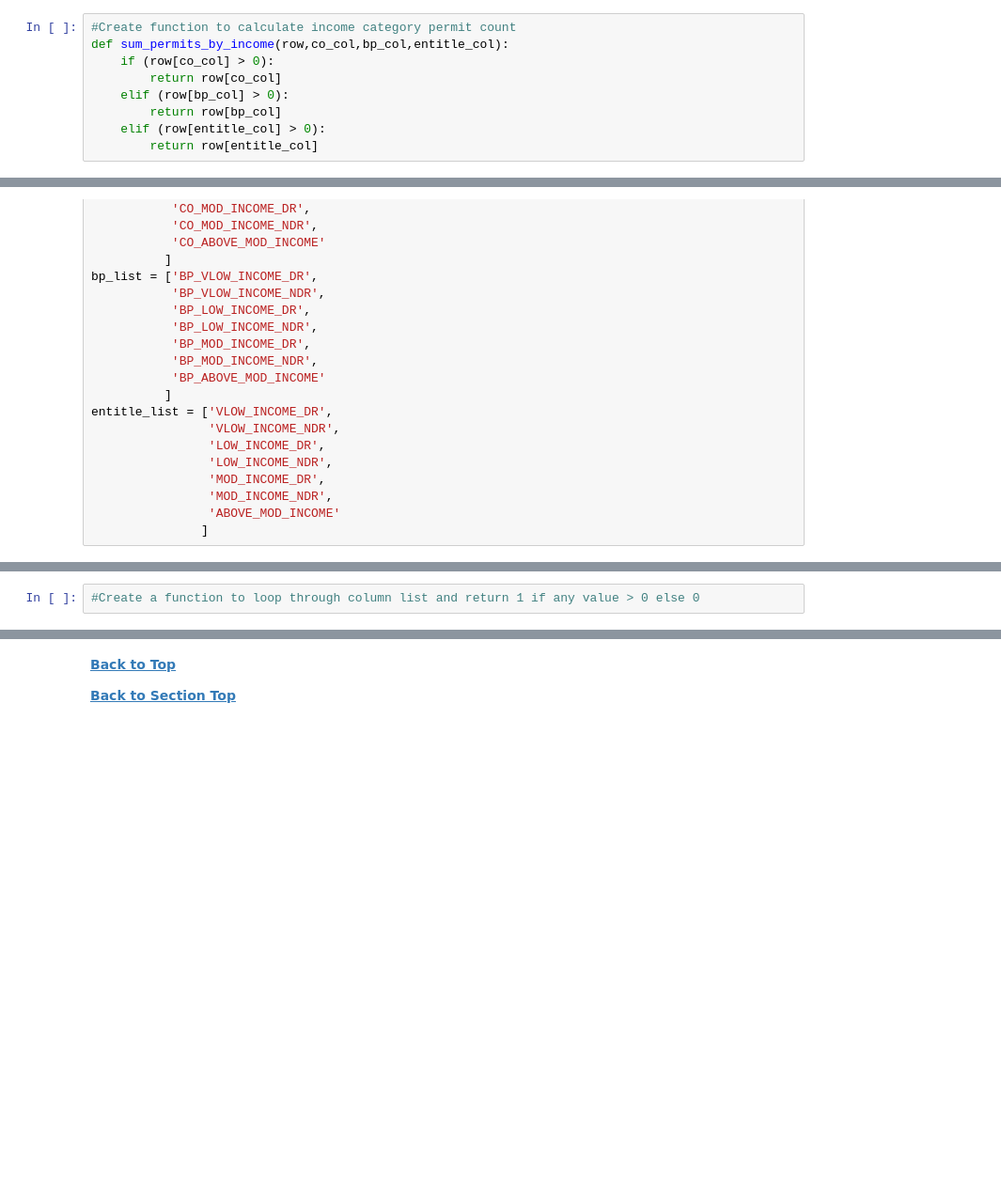
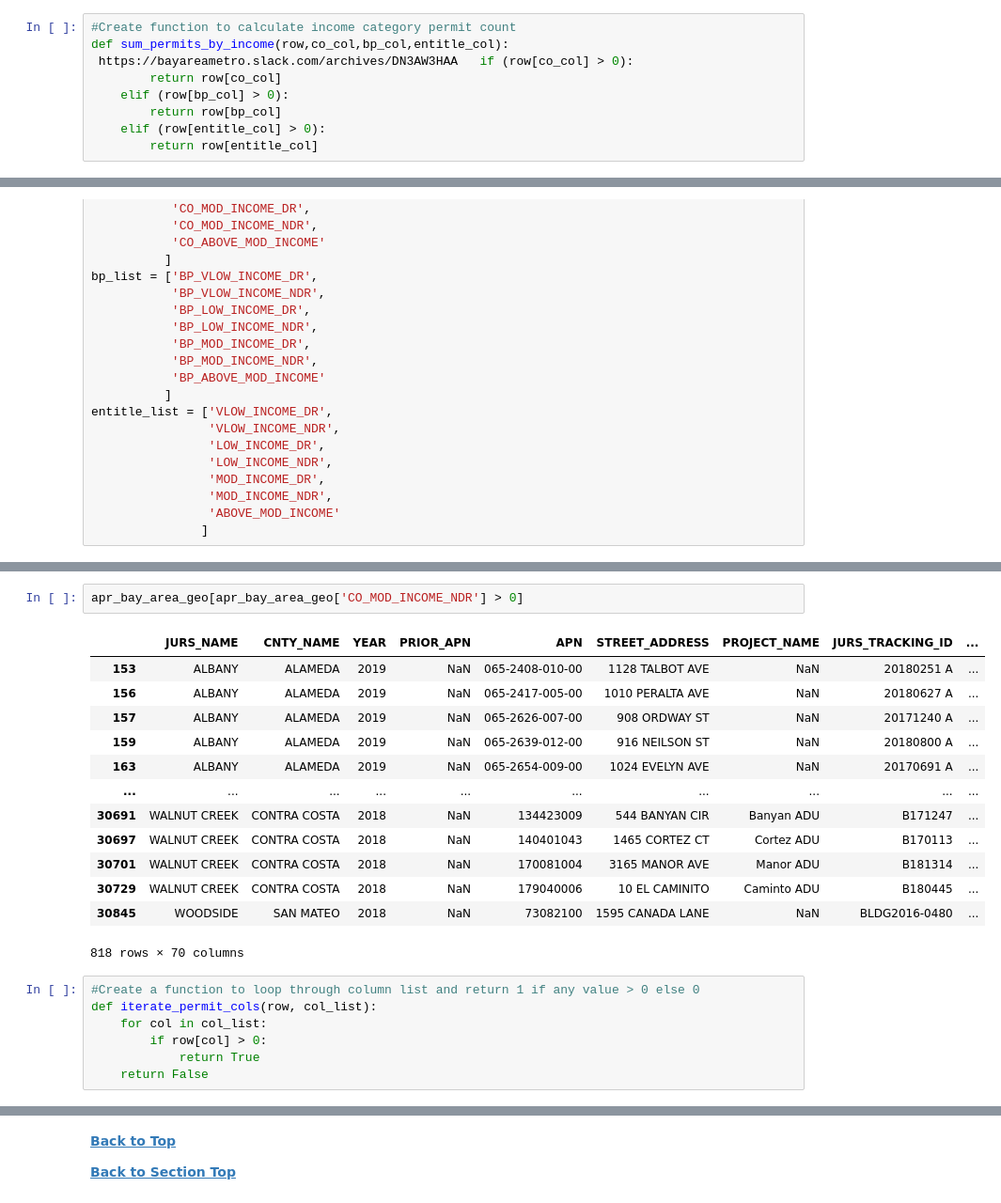
Before and after one commit to BayAreaMetro/MTCDataModel, a Jupyter notebook: Project-Documentation/hcd/HCD Annual Progress Report Data Processing 2018-2019.ipynb, the cells around one changed output, grey strips where cells are left out. Shown: that part at 94% size. Cells and saved outputs as stored; diff of their text form; blank space fills up the shorter version.

```diff
--- a/Project-Documentation/hcd/HCD Annual Progress Report Data Processing 2018-2019.ipynb
+++ b/Project-Documentation/hcd/HCD Annual Progress Report Data Processing 2018-2019.ipynb
@@ -816,7 +798,7 @@ apr_bay_area_geo['MTC_TOTAL_UNITS'] = (apr_bay_area_geo['MTC_VLOW_TOT'] +
 # %%
 #Create function to calculate income category permit count
 def sum_permits_by_income(row,co_col,bp_col,entitle_col):
-    if (row[co_col] > 0):
+ https://bayareametro.slack.com/archives/DN3AW3HAA   if (row[co_col] > 0):
         return row[co_col]
     elif (row[bp_col] > 0):
         return row[bp_col]
@@ -1025,5 +995,26 @@ entitle_list = ['VLOW_INCOME_DR',
+# %%
+apr_bay_area_geo[apr_bay_area_geo['CO_MOD_INCOME_NDR'] > 0]
+# %% [output]
+|  | JURS_NAME | CNTY_NAME | YEAR | PRIOR_APN | APN | STREET_ADDRESS | PROJECT_NAME | JURS_TRACKING_ID | ... |
+| 153 | ALBANY | ALAMEDA | 2019 | NaN | 065-2408-010-00 | 1128 TALBOT AVE | NaN | 20180251 A | ... |
+| 156 | ALBANY | ALAMEDA | 2019 | NaN | 065-2417-005-00 | 1010 PERALTA AVE | NaN | 20180627 A | ... |
+| 157 | ALBANY | ALAMEDA | 2019 | NaN | 065-2626-007-00 | 908 ORDWAY ST | NaN | 20171240 A | ... |
+| 159 | ALBANY | ALAMEDA | 2019 | NaN | 065-2639-012-00 | 916 NEILSON ST | NaN | 20180800 A | ... |
+| 163 | ALBANY | ALAMEDA | 2019 | NaN | 065-2654-009-00 | 1024 EVELYN AVE | NaN | 20170691 A | ... |
+| ... | ... | ... | ... | ... | ... | ... | ... | ... | ... |
+| 30691 | WALNUT CREEK | CONTRA COSTA | 2018 | NaN | 134423009 | 544 BANYAN CIR | Banyan ADU | B171247 | ... |
+| 30697 | WALNUT CREEK | CONTRA COSTA | 2018 | NaN | 140401043 | 1465 CORTEZ CT | Cortez ADU | B170113 | ... |
+| 30701 | WALNUT CREEK | CONTRA COSTA | 2018 | NaN | 170081004 | 3165 MANOR AVE | Manor ADU | B181314 | ... |
+| 30729 | WALNUT CREEK | CONTRA COSTA | 2018 | NaN | 179040006 | 10 EL CAMINITO | Caminto ADU | B180445 | ... |
+| 30845 | WOODSIDE | SAN MATEO | 2018 | NaN | 73082100 | 1595 CANADA LANE | NaN | BLDG2016-0480 | ... |
+818 rows × 70 columns
 # %%
 #Create a function to loop through column list and return 1 if any value > 0 else 0
+def iterate_permit_cols(row, col_list):
+    for col in col_list:
+        if row[col] > 0:
+            return True
+    return False
 # %%
 #Create a function to set permit type
 def set_permit_type(row,co_list,bp_list,entitle_list):
```
Also changed, not shown: parts of 16 cells of this notebook.
